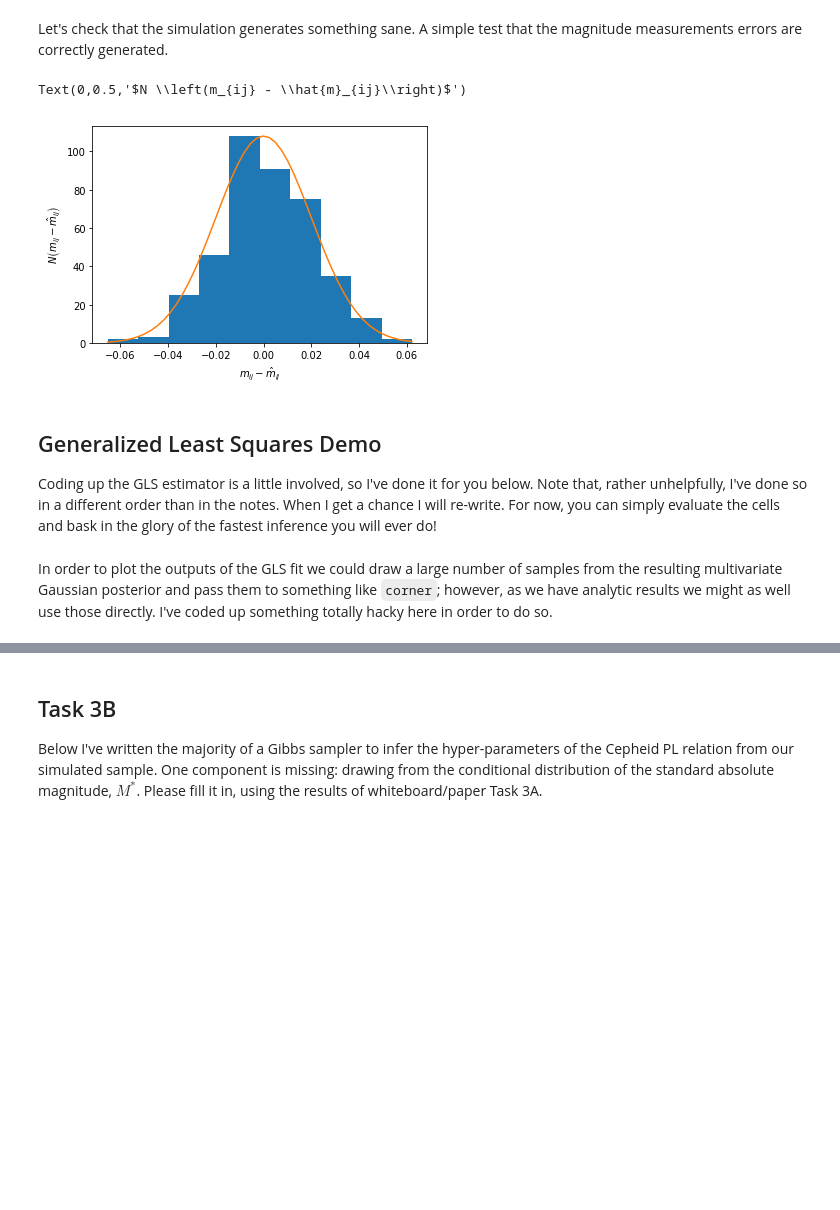
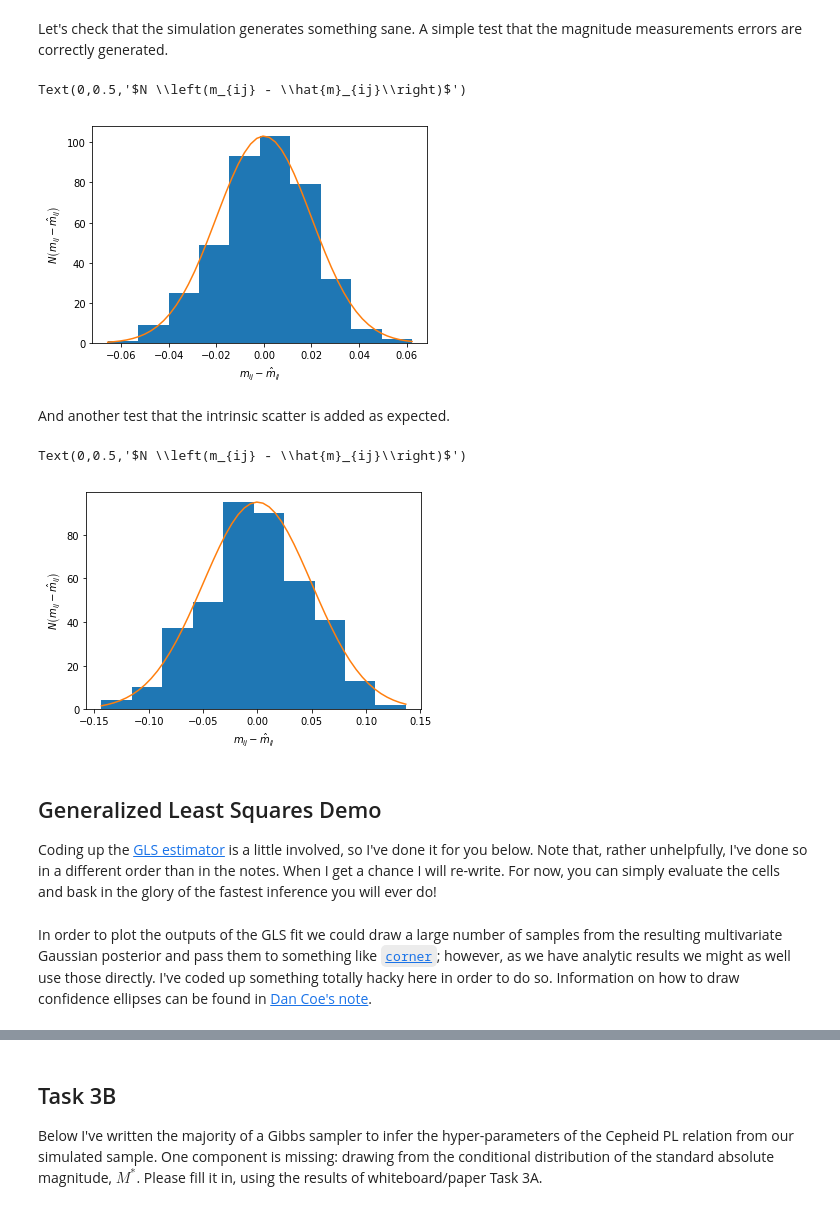
Before and after one commit to sfeeney/bhm_lecture, a Jupyter notebook: bhms.ipynb, the cells around one changed output, grey strips where cells are left out. Cells and saved outputs as stored; diff of their text form; code cells hidden in the pictures; blank space fills up the shorter version.

```diff
--- a/bhms.ipynb
+++ b/bhms.ipynb
@@ -53,8 +68,11 @@ def simulate(n_gal, n_star, abs_true, s_true, mu_bar, mu_sig, mu_hat_sig, m_sig_
 Let's check that the simulation generates something sane. A simple test that the magnitude measurements errors are correctly generated.
 # %%
 # simulate
-mu_true, lp_true, m_true, mu_hat, m_hat = simulate(n_gal, n_star, abs_bar, s_bar, mu_bar, mu_sig, mu_hat_sig, m_sig_int, m_hat_sig)
+abs_true, s_true, mu_true, lp_true, m_true, mu_hat, m_hat = \
+    simulate(n_gal, n_star, abs_bar, abs_sig, s_bar, s_sig, mu_bar, mu_sig, mu_hat_sig, m_sig_int, m_hat_sig)
 
+# plot difference between true and observed apparent magnitudes. this should be the
+# noise, which is Gaussian distributed with mean zero and std dev m_hat_sig
 outs = mp.hist((m_true - m_hat).flatten())
 dm_grid = np.linspace(np.min(outs[1]), np.max(outs[1]))
 mp.plot(dm_grid, np.exp(-0.5 * (dm_grid/m_hat_sig) ** 2) * np.max(outs[0]))
@@ -62,11 +80,29 @@ mp.xlabel(r'$m_{ij} - \hat{m}_{ij}$')
 mp.ylabel(r'$N \left(m_{ij} - \hat{m}_{ij}\right)$')
 # %% [output]
 Text(0,0.5,'$N \\left(m_{ij} - \\hat{m}_{ij}\\right)$')
-[figure, old version]
+[figure, new version]
+# %% [markdown]
+And another test that the intrinsic scatter is added as expected.
+# %%
+# plot difference between true apparent magnitudes and expected apparent
+# magnitude given a perfect (i.e., intrinsic-scatter-free) period-luminosity
+# relation. this should be the intrinsic scatter, which is Gaussian-
+# distributed with mean zero and std dev m_sig_int
+eps = np.zeros((n_gal, n_star))
+for i in range(n_gal):
+    eps[i, :] = mu_true[i] + abs_true + s_true * lp_true[i, :] - m_true[i, :]
+outs = mp.hist(eps.flatten())
+dm_grid = np.linspace(np.min(outs[1]), np.max(outs[1]))
+mp.plot(dm_grid, np.exp(-0.5 * (dm_grid/m_sig_int) ** 2) * np.max(outs[0]))
+mp.xlabel(r'$m_{ij} - \hat{m}_{ij}$')
+mp.ylabel(r'$N \left(m_{ij} - \hat{m}_{ij}\right)$')
+# %% [output]
+Text(0,0.5,'$N \\left(m_{ij} - \\hat{m}_{ij}\\right)$')
+[figure, added]
 # %% [markdown]
 ## Generalized Least Squares Demo
 
-Coding up the GLS estimator is a little involved, so I've done it for you below. Note that, rather unhelpfully, I've done so in a different order than in the notes. When I get a chance I will re-write. For now, you can simply evaluate the cells and bask in the glory of the fastest inference you will ever do!
+Coding up the [GLS estimator](https://en.wikipedia.org/wiki/Generalized_least_squares) is a little involved, so I've done it for you below. Note that, rather unhelpfully, I've done so in a different order than in the notes. When I get a chance I will re-write. For now, you can simply evaluate the cells and bask in the glory of the fastest inference you will ever do!
 # %%
 def gls_fit(n_gal, n_star, mu_hat, mu_hat_sig, m_hat, m_sig_int, m_hat_sig, \
             lp_true, priors=None):
@@ -131,5 +167,5 @@ gls_pars, gls_pars_cov, gls_chisq = gls_fit(n_gal, n_star, mu_hat, mu_hat_sig, m
                                             m_sig_int, m_hat_sig, lp_true, \
                                             priors=[abs_bar, abs_sig, s_bar, s_sig, mu_bar, mu_sig])
 # %% [markdown]
-In order to plot the outputs of the GLS fit we could draw a large number of samples from the resulting multivariate Gaussian posterior and pass them to something like `corner`; however, as we have analytic results we might as well use those directly. I've coded up something totally hacky here in order to do so.
+In order to plot the outputs of the GLS fit we could draw a large number of samples from the resulting multivariate Gaussian posterior and pass them to something like [`corner`](https://corner.readthedocs.io/en/latest/); however, as we have analytic results we might as well use those directly. I've coded up something totally hacky here in order to do so. Information on how to draw confidence ellipses can be found in [Dan Coe's note](https://arxiv.org/pdf/0906.4123.pdf).
 # %%
```
Also changed, not shown: parts of 17 cells of this notebook.
